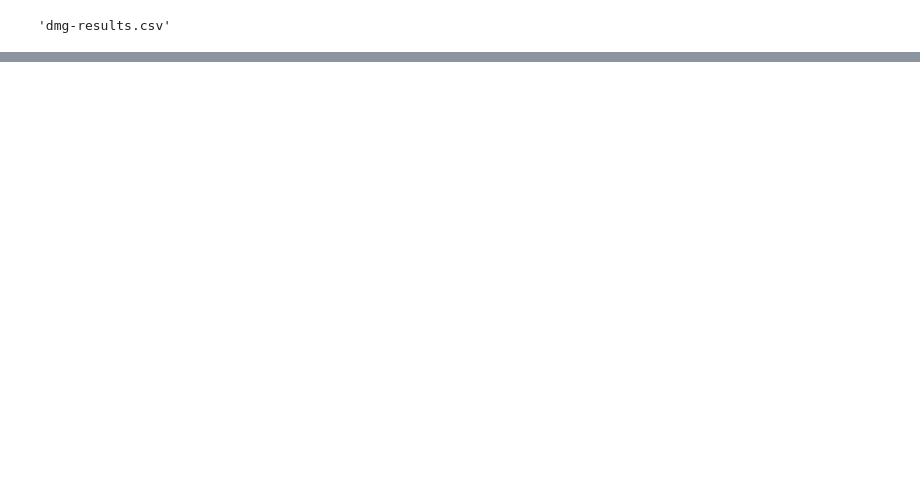
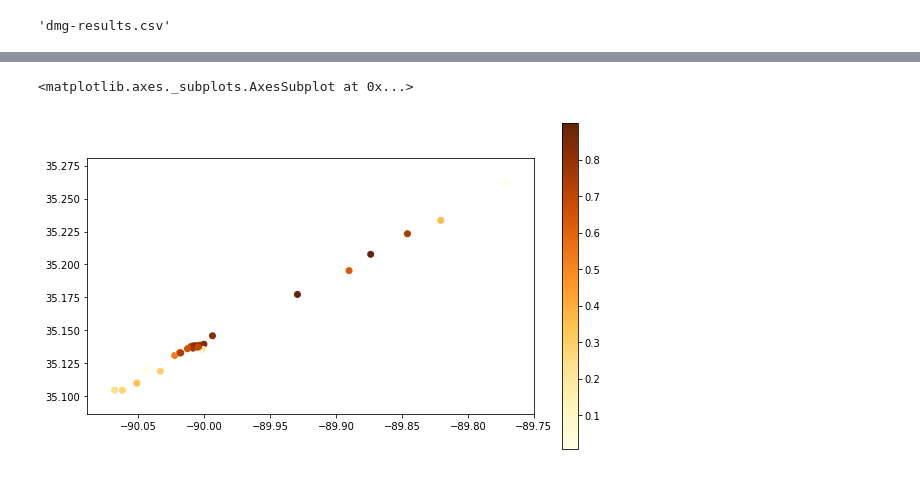
Before and after one commit to IN-CORE/pyincore, a Jupyter notebook: pyincore-demo2.ipynb, the cells around one changed output, grey strips where cells are left out. Saved outputs shown, nothing was run; the diff lists cells and outputs as text; code cells hidden in the pictures; blank space fills up the shorter version.

```diff
--- a/pyincore-demo2.ipynb
+++ b/pyincore-demo2.ipynb
@@ -282,0 +296,9 @@ fragilitysvc.map_fragilities(mapping_id, [buildings.inventory_set[0]], "Non-Retr
+# %%
+# joing result table with buliding inventory
+join_gdf = gdf.merge(df, on='guid')
+# %%
+on_path = join_gdf.loc[join_gdf['hazardval'] != 0]
+on_path.plot(figsize=(10,6), column='meandamage', cmap=cm.get_cmap("YlOrBr"), legend=True)
+# %% [output]
+<matplotlib.axes._subplots.AxesSubplot at 0x...>
+[figure, added]
```
Also changed, not shown: parts of 39 cells of this notebook, 6 other files.
